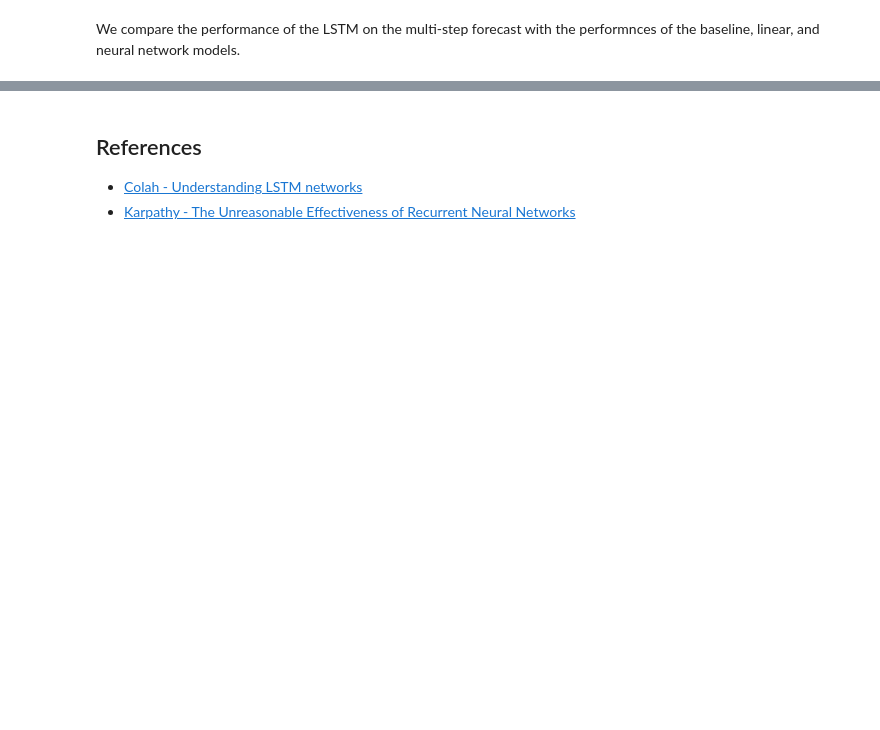
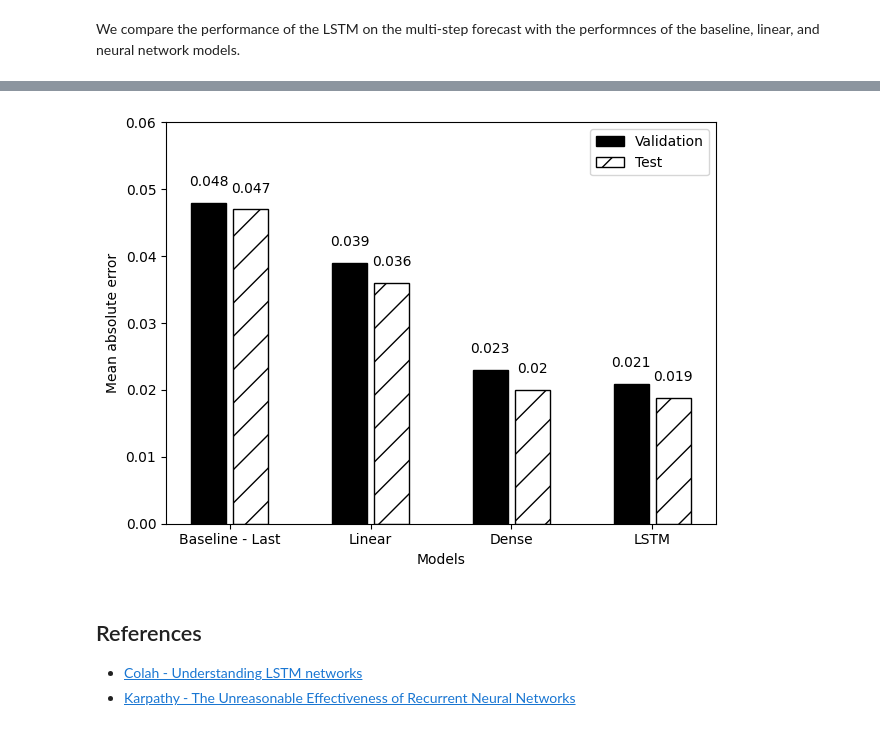
Before and after one commit to luigiselmi/timeseries, a Jupyter notebook: lstm_for_timeseries.ipynb, the cells around one changed output, grey strips where cells are left out. Saved outputs shown, nothing was run; the diff lists cells and outputs as text; code cells hidden in the pictures; blank space fills up the shorter version.

```diff
--- a/lstm_for_timeseries.ipynb
+++ b/lstm_for_timeseries.ipynb
@@ -381,0 +428,5 @@ plt.tight_layout()
+# %%
+mo_val_performance = {}
+mo_performance = {}
+mo_val_performance['LSTM'] = mo_lstm_model.evaluate(mo_wide_window.val)
+mo_performance['LSTM'] = mo_lstm_model.evaluate(mo_wide_window.test, verbose=0)
@@ -382,3 +443,31 @@ plt.tight_layout()
+# %%
+mo_mae_val = [0.048, 0.039, 0.023]
+mo_mae_test = [0.047, 0.036, 0.020]
+mo_mae_val.append(mo_val_performance['LSTM'][1])
+mo_mae_test.append(mo_performance['LSTM'][1])
+# %%
+x = np.arange(4)
+
+labels = ['Baseline - Last', 'Linear', 'Dense', 'LSTM']
+
+fig, ax = plt.subplots()
+ax.bar(x - 0.15, mo_mae_val, width=0.25, color='black', edgecolor='black', label='Validation')
+ax.bar(x + 0.15, mo_mae_test, width=0.25, color='white', edgecolor='black', hatch='/', label='Test')
+ax.set_ylabel('Mean absolute error')
+ax.set_xlabel('Models')
+
+for index, value in enumerate(mo_mae_val):
+    plt.text(x=index - 0.15, y=value+0.0025, s=str(round(value, 3)), ha='center')
+
+for index, value in enumerate(mo_mae_test):
+    plt.text(x=index + 0.15, y=value+0.0025, s=str(round(value, 3)), ha='center')
+
+plt.ylim(0, 0.06)
+plt.xticks(ticks=x, labels=labels)
+plt.legend(loc='best')
+plt.tight_layout()
+# %% [output]
+[figure, added]
 # %% [markdown]
 ## References
 * [Colah - Understanding LSTM networks](https://colah.github.io/posts/2015-08-Understanding-LSTMs/)
```
Also changed, not shown: parts of 19 cells of this notebook.
